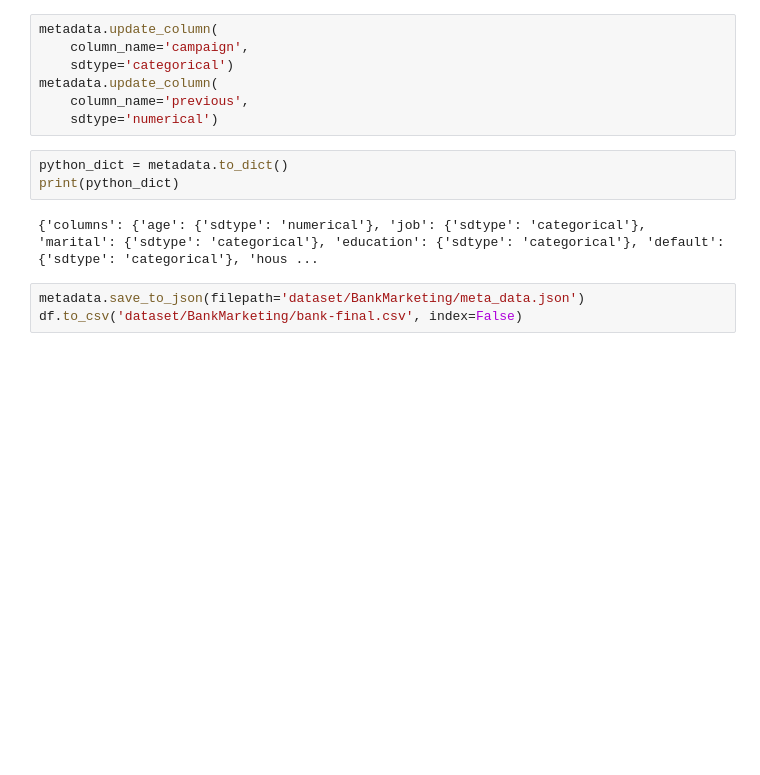
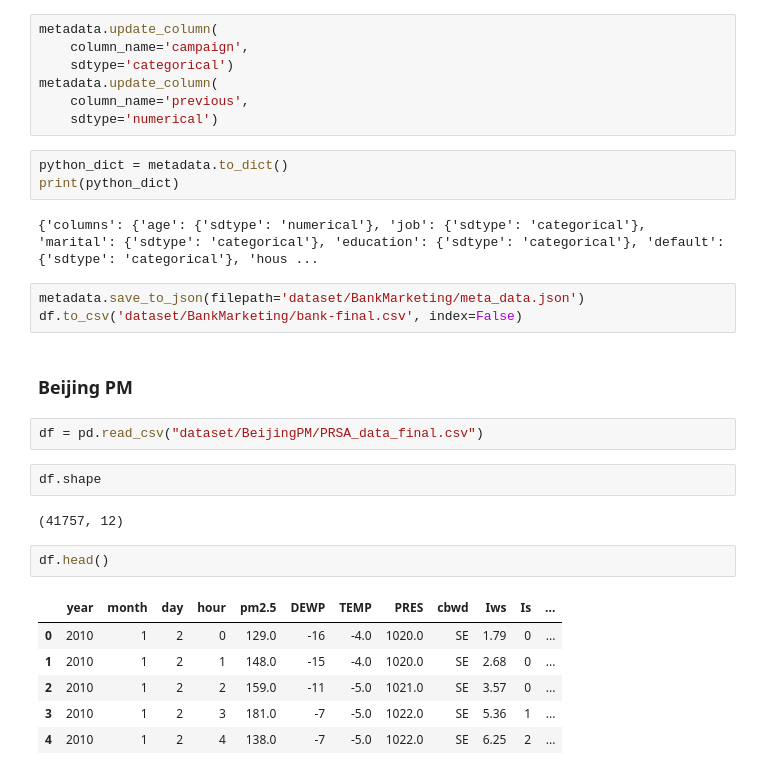
Before and after one commit to samfallahian/data-gan, a Jupyter notebook: meta_data.ipynb, the cells around one changed output. Drawn from its saved outputs; the diff is of its cells as text; blank space fills up the shorter version.

```diff
--- a/meta_data.ipynb
+++ b/meta_data.ipynb
@@ -144,3 +144,20 @@ print(python_dict)
 # %%
 metadata.save_to_json(filepath='dataset/BankMarketing/meta_data.json')
 df.to_csv('dataset/BankMarketing/bank-final.csv', index=False)
+# %% [markdown]
+### Beijing PM
+# %%
+df = pd.read_csv("dataset/BeijingPM/PRSA_data_final.csv")
+# %%
+df.shape
+# %% [output]
+(41757, 12)
+# %%
+df.head()
+# %% [output]
+|  | year | month | day | hour | pm2.5 | DEWP | TEMP | PRES | cbwd | Iws | Is | ... |
+| 0 | 2010 | 1 | 2 | 0 | 129.0 | -16 | -4.0 | 1020.0 | SE | 1.79 | 0 | ... |
+| 1 | 2010 | 1 | 2 | 1 | 148.0 | -15 | -4.0 | 1020.0 | SE | 2.68 | 0 | ... |
+| 2 | 2010 | 1 | 2 | 2 | 159.0 | -11 | -5.0 | 1021.0 | SE | 3.57 | 0 | ... |
+| 3 | 2010 | 1 | 2 | 3 | 181.0 | -7 | -5.0 | 1022.0 | SE | 5.36 | 1 | ... |
+| 4 | 2010 | 1 | 2 | 4 | 138.0 | -7 | -5.0 | 1022.0 | SE | 6.25 | 2 | ... |
```
Also changed, not shown: parts of 56 cells of this notebook, 1 other file.
